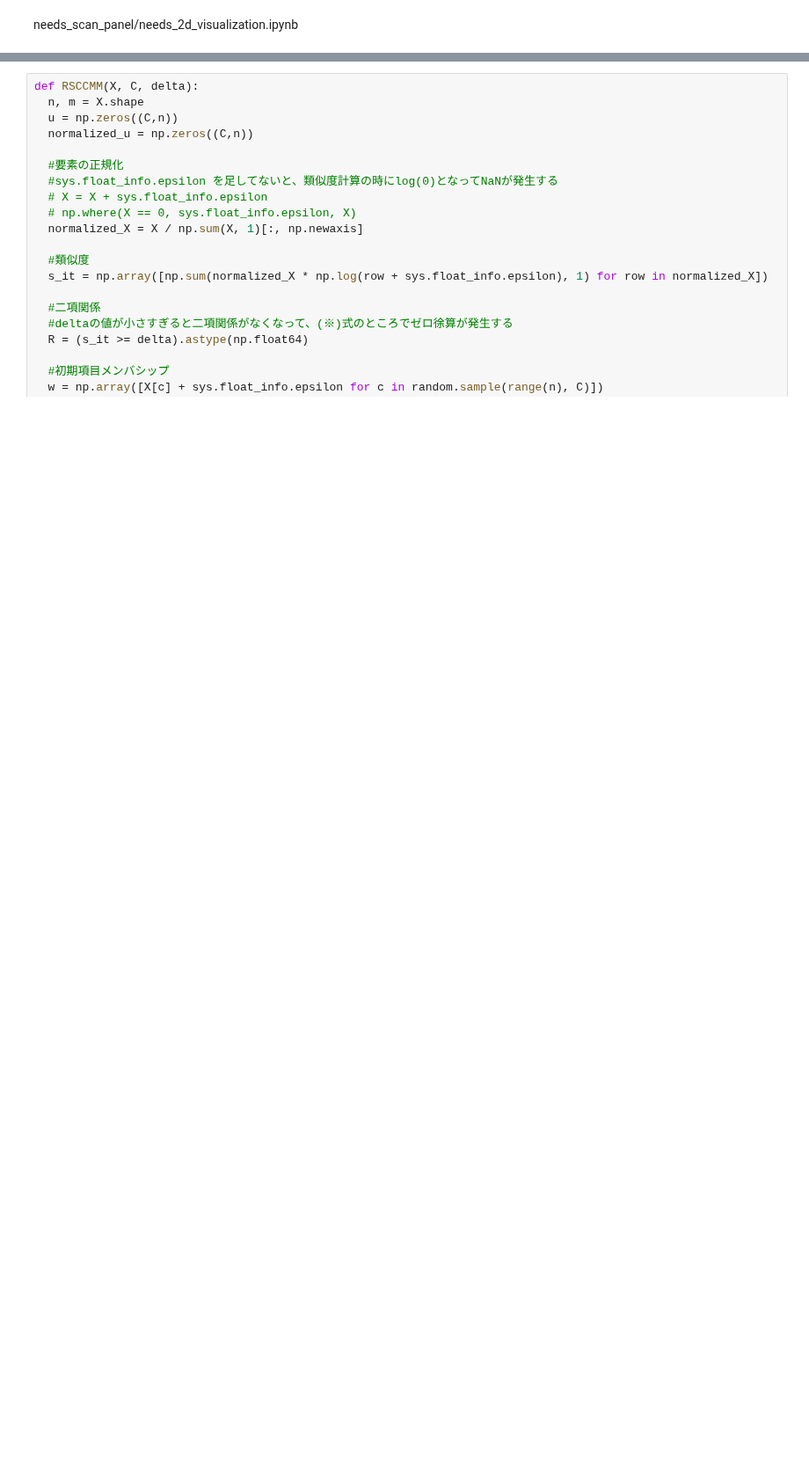
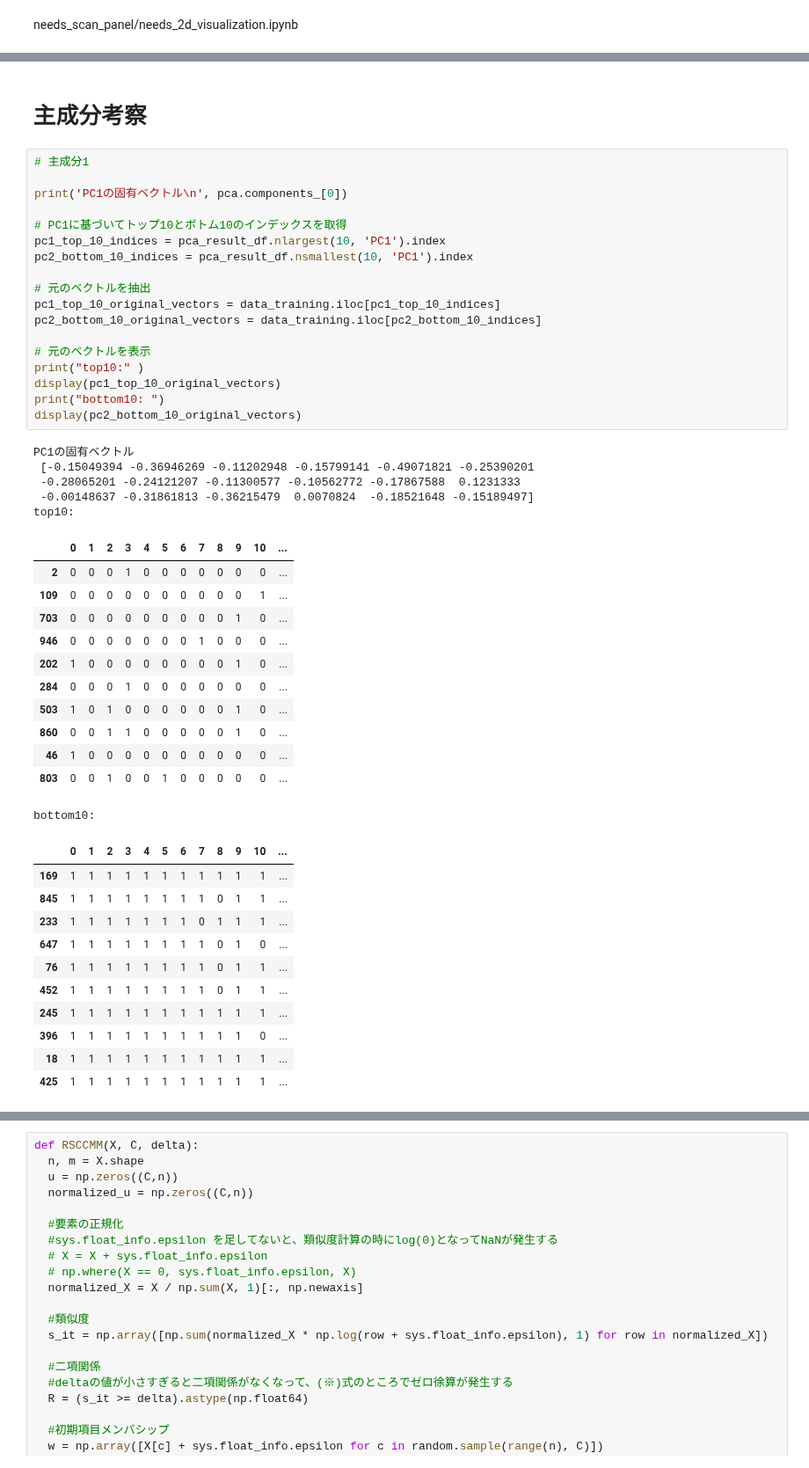
Before and after one commit to kimisuke0503/colab-research, a Jupyter notebook: needs_scan_panel/needs_2d_visualization.ipynb, the cells around one changed output, grey strips where cells are left out. Shown at 88% size. Cells and saved outputs as stored; diff of their text form; blank space fills up the shorter version.

```diff
--- a/needs_scan_panel/needs_2d_visualization.ipynb
+++ b/needs_scan_panel/needs_2d_visualization.ipynb
@@ -88,0 +80,49 @@ print(user_average_score_max)
+# %% [markdown]
+# 主成分考察
+# %%
+# 主成分1
+
+print('PC1の固有ベクトル\n', pca.components_[0])
+
+# PC1に基づいてトップ10とボトム10のインデックスを取得
+pc1_top_10_indices = pca_result_df.nlargest(10, 'PC1').index
+pc2_bottom_10_indices = pca_result_df.nsmallest(10, 'PC1').index
+
+# 元のベクトルを抽出
+pc1_top_10_original_vectors = data_training.iloc[pc1_top_10_indices]
+pc2_bottom_10_original_vectors = data_training.iloc[pc2_bottom_10_indices]
+
+# 元のベクトルを表示
+print("top10:" )
+display(pc1_top_10_original_vectors)
+print("bottom10: ")
+display(pc2_bottom_10_original_vectors)
+# %% [output]
+PC1の固有ベクトル
+ [-0.15049394 -0.36946269 -0.11202948 -0.15799141 -0.49071821 -0.25390201
+ -0.28065201 -0.24121207 -0.11300577 -0.10562772 -0.17867588  0.1231333
+ -0.00148637 -0.31861813 -0.36215479  0.0070824  -0.18521648 -0.15189497]
+top10:
+|  | 0 | 1 | 2 | 3 | 4 | 5 | 6 | 7 | 8 | 9 | 10 | ... |
+| 2 | 0 | 0 | 0 | 1 | 0 | 0 | 0 | 0 | 0 | 0 | 0 | ... |
+| 109 | 0 | 0 | 0 | 0 | 0 | 0 | 0 | 0 | 0 | 0 | 1 | ... |
+| 703 | 0 | 0 | 0 | 0 | 0 | 0 | 0 | 0 | 0 | 1 | 0 | ... |
+| 946 | 0 | 0 | 0 | 0 | 0 | 0 | 0 | 1 | 0 | 0 | 0 | ... |
+| 202 | 1 | 0 | 0 | 0 | 0 | 0 | 0 | 0 | 0 | 1 | 0 | ... |
+| 284 | 0 | 0 | 0 | 1 | 0 | 0 | 0 | 0 | 0 | 0 | 0 | ... |
+| 503 | 1 | 0 | 1 | 0 | 0 | 0 | 0 | 0 | 0 | 1 | 0 | ... |
+| 860 | 0 | 0 | 1 | 1 | 0 | 0 | 0 | 0 | 0 | 1 | 0 | ... |
+| 46 | 1 | 0 | 0 | 0 | 0 | 0 | 0 | 0 | 0 | 0 | 0 | ... |
+| 803 | 0 | 0 | 1 | 0 | 0 | 1 | 0 | 0 | 0 | 0 | 0 | ... |
+bottom10:
+|  | 0 | 1 | 2 | 3 | 4 | 5 | 6 | 7 | 8 | 9 | 10 | ... |
+| 169 | 1 | 1 | 1 | 1 | 1 | 1 | 1 | 1 | 1 | 1 | 1 | ... |
+| 845 | 1 | 1 | 1 | 1 | 1 | 1 | 1 | 1 | 0 | 1 | 1 | ... |
+| 233 | 1 | 1 | 1 | 1 | 1 | 1 | 1 | 0 | 1 | 1 | 1 | ... |
+| 647 | 1 | 1 | 1 | 1 | 1 | 1 | 1 | 1 | 0 | 1 | 0 | ... |
+| 76 | 1 | 1 | 1 | 1 | 1 | 1 | 1 | 1 | 0 | 1 | 1 | ... |
+| 452 | 1 | 1 | 1 | 1 | 1 | 1 | 1 | 1 | 0 | 1 | 1 | ... |
+| 245 | 1 | 1 | 1 | 1 | 1 | 1 | 1 | 1 | 1 | 1 | 1 | ... |
+| 396 | 1 | 1 | 1 | 1 | 1 | 1 | 1 | 1 | 1 | 1 | 0 | ... |
+| 18 | 1 | 1 | 1 | 1 | 1 | 1 | 1 | 1 | 1 | 1 | 1 | ... |
+| 425 | 1 | 1 | 1 | 1 | 1 | 1 | 1 | 1 | 1 | 1 | 1 | ... |
```
Also changed, not shown: parts of 9 cells of this notebook.
